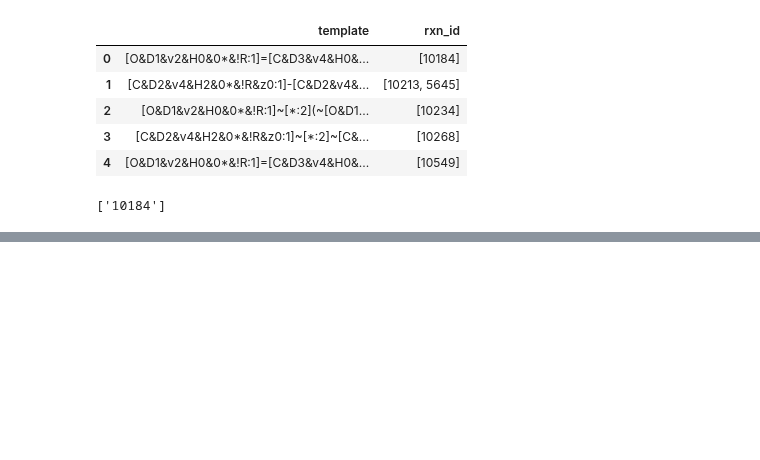
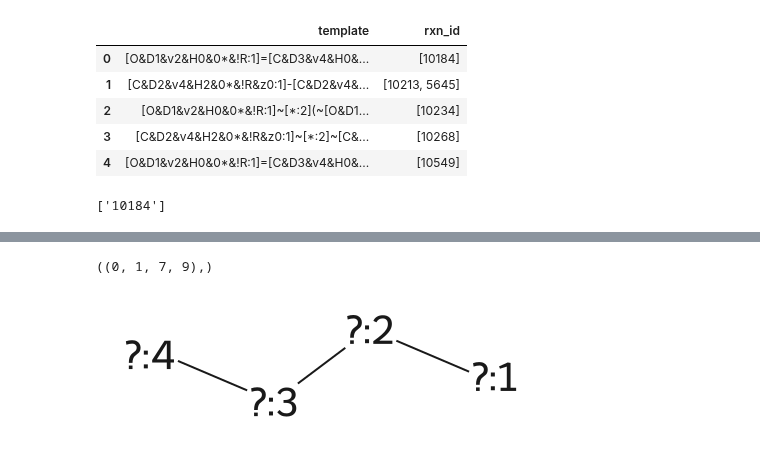
Before and after one commit to stefanpate/coarse-grain-rxns, a Jupyter notebook: notebooks/examine_templates.ipynb, the cells around one changed output, grey strips where cells are left out. Cells and saved outputs as stored; diff of their text form; code cells hidden in the pictures; blank space fills up the shorter version.

```diff
--- a/notebooks/examine_templates.ipynb
+++ b/notebooks/examine_templates.ipynb
@@ -130,0 +76,15 @@ for neighbor in real_mols[0].GetAtomWithIdx(3).GetNeighbors():
+# %%
+sma = '[N&D1&v3&H2&0*&!R:1]-[C&D3&v4&H1&0*&!R&z1:2]-[C&D3&v4&H0&0*&!R&z2:3]-[O&D1&v2&H1&0*&!R:4]'
+mol = Chem.MolFromSmarts(sma)
+sma2 = inferred_templates.loc[5, 'template'].split('>>')[0]
+mol2 = Chem.MolFromSmarts(sma2)
+Chem.SanitizeMol(mol)
+Chem.SanitizeMol(mol2)
+
+mol2.GetSubstructMatches(mol)
+# %% [output]
+((0, 1, 7, 9),)
+# %%
+mol
+# %% [output]
+[figure, added]
```
Also changed, not shown: parts of 15 cells of this notebook, 2 other files.
